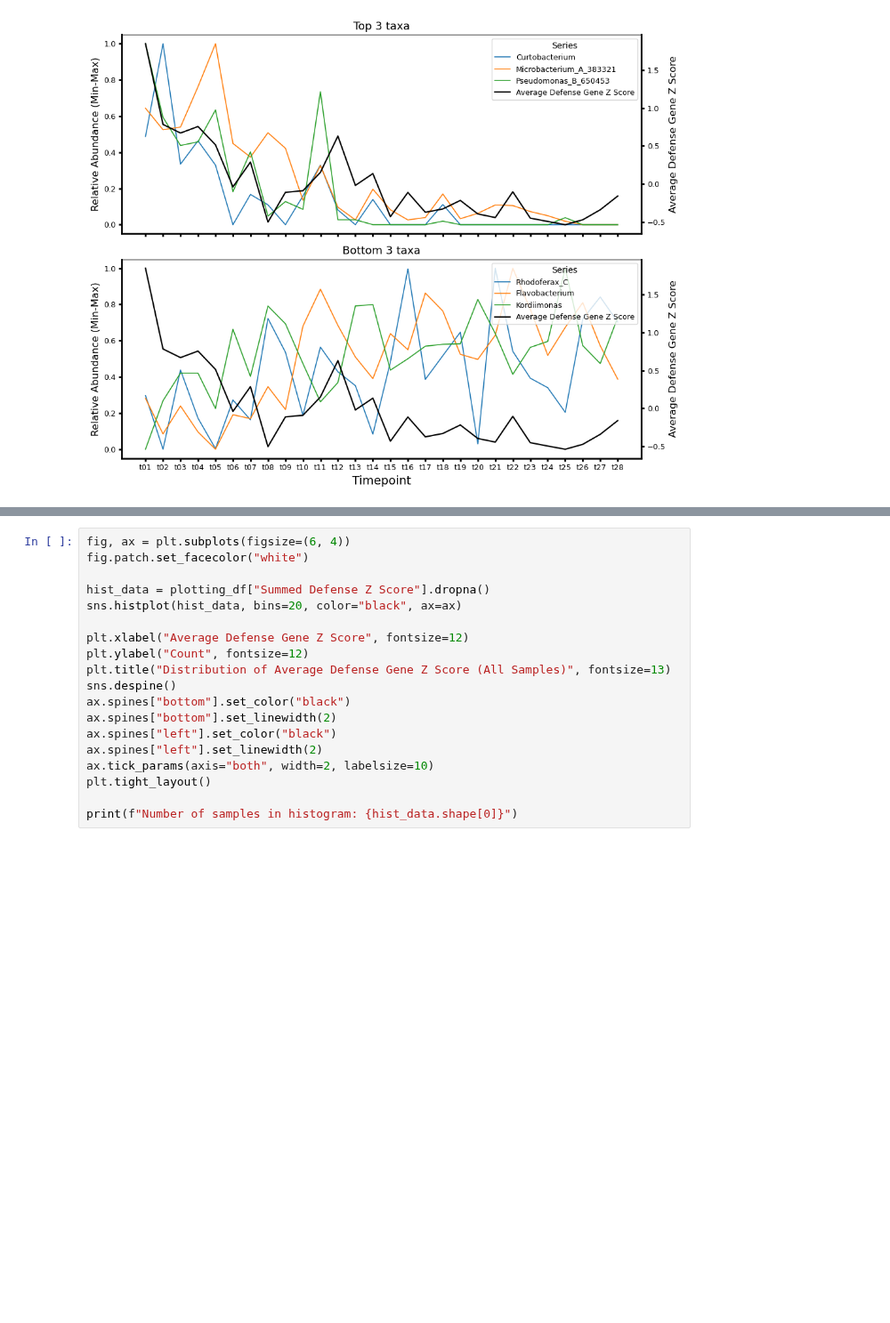
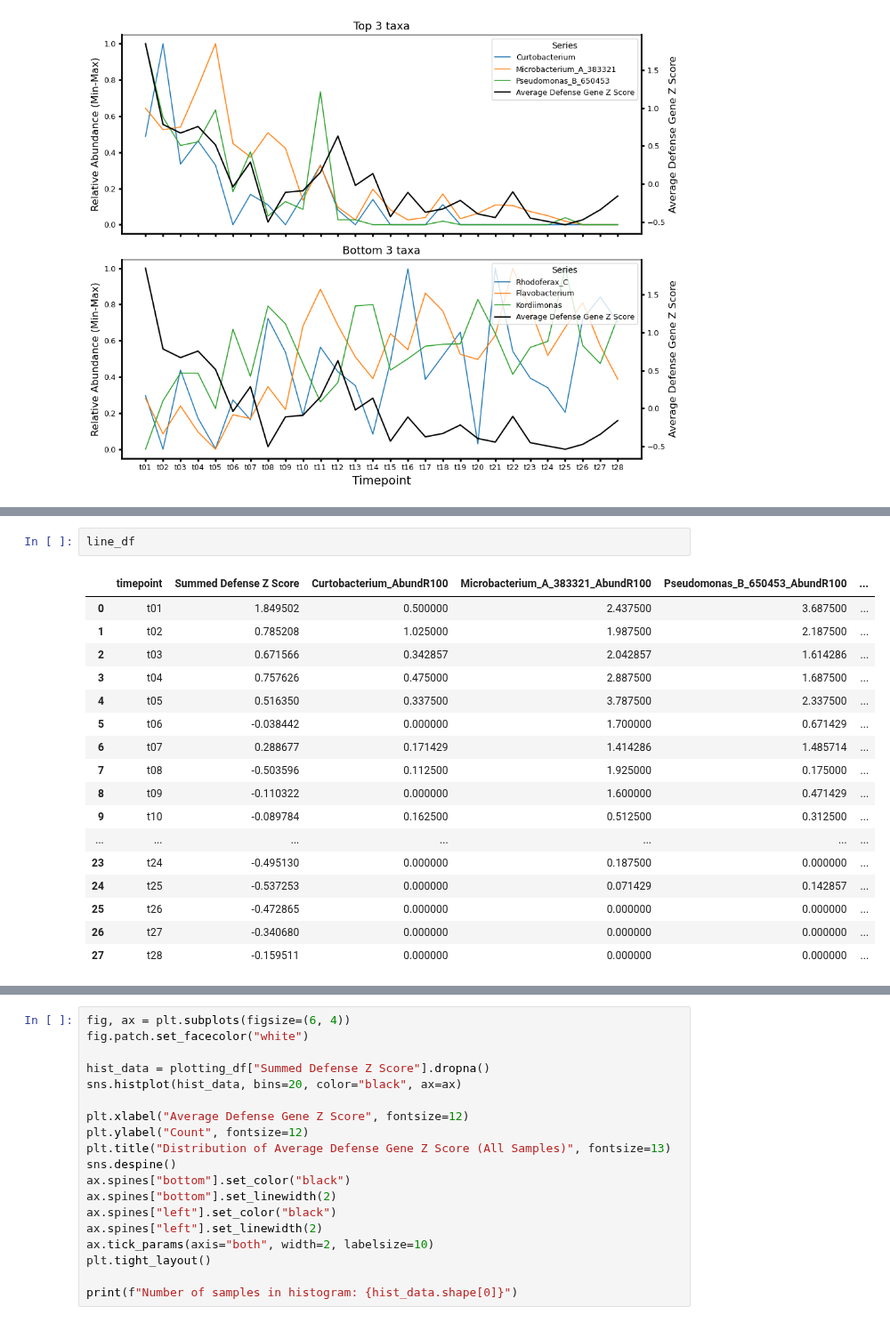
Before and after one commit to mikepassal/Outdoor_microbiome, a Jupyter notebook: Local_analysis/Analysis_post_Luke_talk/Immunity_score/see_if_top_genes_correlate_w_load_within_sample.ipynb, the cells around one changed output, grey strips where cells are left out. Shown at 89% size. Drawn from its saved outputs; the diff is of its cells as text; blank space fills up the shorter version.

```diff
--- a/Local_analysis/Analysis_post_Luke_talk/Immunity_score/see_if_top_genes_correlate_w_load_within_sample.ipynb
+++ b/Local_analysis/Analysis_post_Luke_talk/Immunity_score/see_if_top_genes_correlate_w_load_within_sample.ipynb
@@ -672,0 +736,20 @@ Bottom 3 taxa: ['Rhodoferax_C', 'Flavobacterium', 'Kordiimonas']
+# %%
+line_df
+# %% [output]
+|  | timepoint | Summed Defense Z Score | Curtobacterium_AbundR100 | Microbacterium_A_383321_AbundR100 | Pseudomonas_B_650453_AbundR100 | ... |
+| 0 | t01 | 1.849502 | 0.500000 | 2.437500 | 3.687500 | ... |
+| 1 | t02 | 0.785208 | 1.025000 | 1.987500 | 2.187500 | ... |
+| 2 | t03 | 0.671566 | 0.342857 | 2.042857 | 1.614286 | ... |
+| 3 | t04 | 0.757626 | 0.475000 | 2.887500 | 1.687500 | ... |
+| 4 | t05 | 0.516350 | 0.337500 | 3.787500 | 2.337500 | ... |
+| 5 | t06 | -0.038442 | 0.000000 | 1.700000 | 0.671429 | ... |
+| 6 | t07 | 0.288677 | 0.171429 | 1.414286 | 1.485714 | ... |
+| 7 | t08 | -0.503596 | 0.112500 | 1.925000 | 0.175000 | ... |
+| 8 | t09 | -0.110322 | 0.000000 | 1.600000 | 0.471429 | ... |
+| 9 | t10 | -0.089784 | 0.162500 | 0.512500 | 0.312500 | ... |
+| ... | ... | ... | ... | ... | ... | ... |
+| 23 | t24 | -0.495130 | 0.000000 | 0.187500 | 0.000000 | ... |
+| 24 | t25 | -0.537253 | 0.000000 | 0.071429 | 0.142857 | ... |
+| 25 | t26 | -0.472865 | 0.000000 | 0.000000 | 0.000000 | ... |
+| 26 | t27 | -0.340680 | 0.000000 | 0.000000 | 0.000000 | ... |
+| 27 | t28 | -0.159511 | 0.000000 | 0.000000 | 0.000000 | ... |
```
Also changed, not shown: parts of 16 cells of this notebook, 17 other files.
